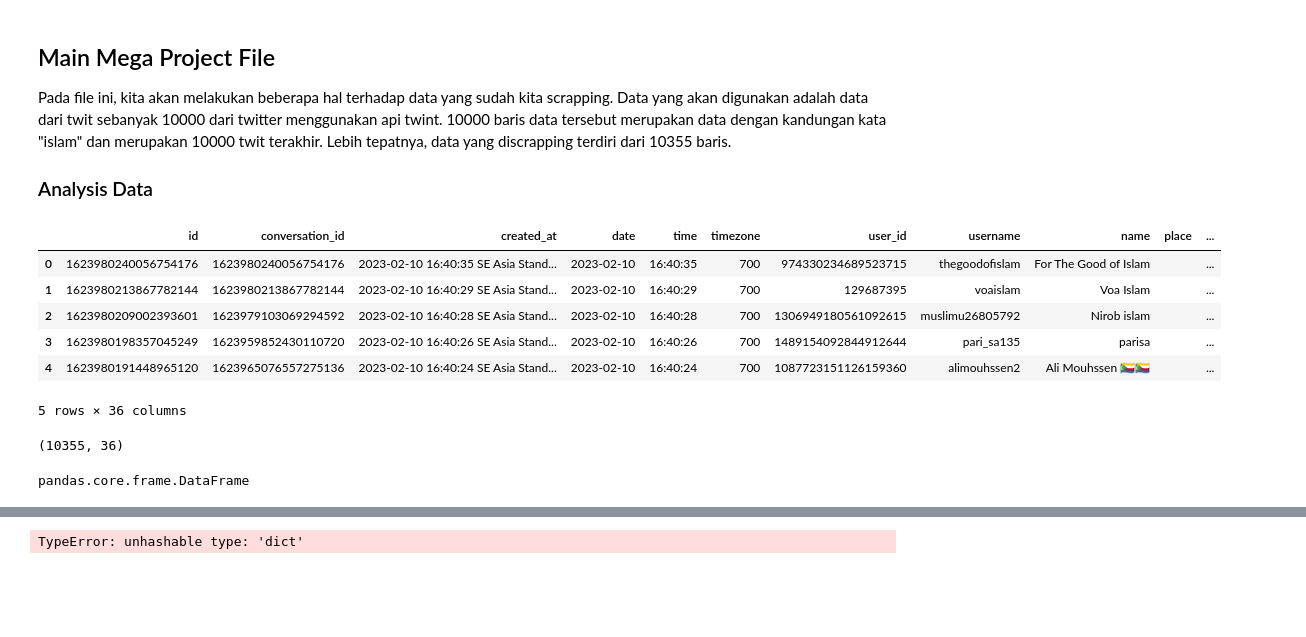
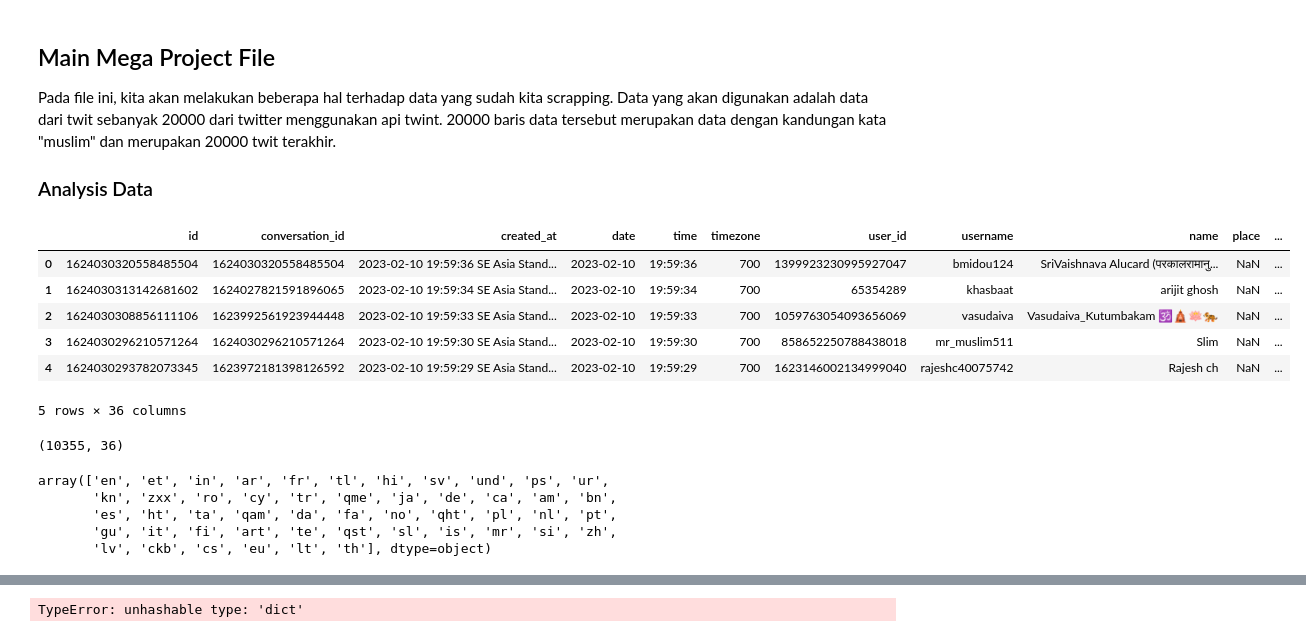
Before and after one commit to rarmnsyah/DATASCIENCE, a Jupyter notebook: MEGA-PROJECT/main.ipynb, the cells around one changed output, grey strips where cells are left out. Drawn from its saved outputs; the diff is of its cells as text; code cells hidden in the pictures; blank space fills up the shorter version.

```diff
--- a/MEGA-PROJECT/main.ipynb
+++ b/MEGA-PROJECT/main.ipynb
@@ -1,6 +1,6 @@
 # %% [markdown]
 ## Main Mega Project File
-Pada file ini, kita akan melakukan beberapa hal terhadap data yang sudah kita scrapping. Data yang akan digunakan adalah data dari twit sebanyak 10000 dari twitter menggunakan api twint. 10000 baris data tersebut merupakan data dengan kandungan kata "islam" dan merupakan 10000 twit terakhir. Lebih tepatnya, data yang discrapping terdiri dari 10355 baris.
+Pada file ini, kita akan melakukan beberapa hal terhadap data yang sudah kita scrapping. Data yang akan digunakan adalah data dari twit sebanyak 20000 dari twitter menggunakan api twint. 20000 baris data tersebut merupakan data dengan kandungan kata "muslim" dan merupakan 20000 twit terakhir.
 
 ### Analysis Data
 # %%
@@ -8,28 +8,33 @@ import os
 import numpy as np
 import pandas as pd
 import matplotlib.pyplot as plt
+import seaborn as sns
 
 %matplotlib inline
-
-cwd = os.getcwd()
-data_path = os.path.join(cwd, 'databases', 'store_twit_islam.json')
-
-df = pd.read_json(data_path, lines = True)
-
-df.head()
-# %% [output]
-|  | id | conversation_id | created_at | date | time | timezone | user_id | username | name | place | ... |
-| 0 | 1623980240056754176 | 1623980240056754176 | 2023-02-10 16:40:35 SE Asia Stand... | 2023-02-10 | 16:40:35 | 700 | 974330234689523715 | thegoodofislam | For The Good of Islam |  | ... |
-| 1 | 1623980213867782144 | 1623980213867782144 | 2023-02-10 16:40:29 SE Asia Stand... | 2023-02-10 | 16:40:29 | 700 | 129687395 | voaislam | Voa Islam |  | ... |
-| 2 | 1623980209002393601 | 1623979103069294592 | 2023-02-10 16:40:28 SE Asia Stand... | 2023-02-10 | 16:40:28 | 700 | 1306949180561092615 | muslimu26805792 | Nirob islam |  | ... |
-| 3 | 1623980198357045249 | 1623959852430110720 | 2023-02-10 16:40:26 SE Asia Stand... | 2023-02-10 | 16:40:26 | 700 | 1489154092844912644 | pari_sa135 | parisa |  | ... |
-| 4 | 1623980191448965120 | 1623965076557275136 | 2023-02-10 16:40:24 SE Asia Stand... | 2023-02-10 | 16:40:24 | 700 | 1087723151126159360 | alimouhssen2 | Ali Mouhssen 🇰🇲🇰🇲 |  | ... |
-5 rows × 36 columns
+# %%
+cwd = os.getcwd()
+data_path = os.path.join(cwd, 'databases', 'store_twit_muslim.csv')
+
+df = pd.read_csv(data_path)
+
+df.head()
+# %% [output]
+|  | id | conversation_id | created_at | date | time | timezone | user_id | username | name | place | ... |
+| 0 | 1624030320558485504 | 1624030320558485504 | 2023-02-10 19:59:36 SE Asia Stand... | 2023-02-10 | 19:59:36 | 700 | 1399923230995927047 | bmidou124 | SriVaishnava Alucard (परकालरामानु... | NaN | ... |
+| 1 | 1624030313142681602 | 1624027821591896065 | 2023-02-10 19:59:34 SE Asia Stand... | 2023-02-10 | 19:59:34 | 700 | 65354289 | khasbaat | arijit ghosh | NaN | ... |
+| 2 | 1624030308856111106 | 1623992561923944448 | 2023-02-10 19:59:33 SE Asia Stand... | 2023-02-10 | 19:59:33 | 700 | 1059763054093656069 | vasudaiva | Vasudaiva_Kutumbakam 🕉️🛕🪷🐅 | NaN | ... |
+| 3 | 1624030296210571264 | 1624030296210571264 | 2023-02-10 19:59:30 SE Asia Stand... | 2023-02-10 | 19:59:30 | 700 | 858652250788438018 | mr_muslim511 | Slim | NaN | ... |
+| 4 | 1624030293782073345 | 1623972181398126592 | 2023-02-10 19:59:29 SE Asia Stand... | 2023-02-10 | 19:59:29 | 700 | 1623146002134999040 | rajeshc40075742 | Rajesh ch | NaN | ... |
+5 rows × 36 columns
 # %%
 df.shape
 # %% [output]
 (10355, 36)
-# %%
-type(df)
-# %% [output]
-pandas.core.frame.DataFrame
+# %%
+df['language'].unique()
+# %% [output]
+array(['en', 'et', 'in', 'ar', 'fr', 'tl', 'hi', 'sv', 'und', 'ps', 'ur',
+       'kn', 'zxx', 'ro', 'cy', 'tr', 'qme', 'ja', 'de', 'ca', 'am', 'bn',
+       'es', 'ht', 'ta', 'qam', 'da', 'fa', 'no', 'qht', 'pl', 'nl', 'pt',
+       'gu', 'it', 'fi', 'art', 'te', 'qst', 'sl', 'is', 'mr', 'si', 'zh',
+       'lv', 'ckb', 'cs', 'eu', 'lt', 'th'], dtype=object)
```
Also changed, not shown: parts of 2 cells of this notebook, 3 other files.
